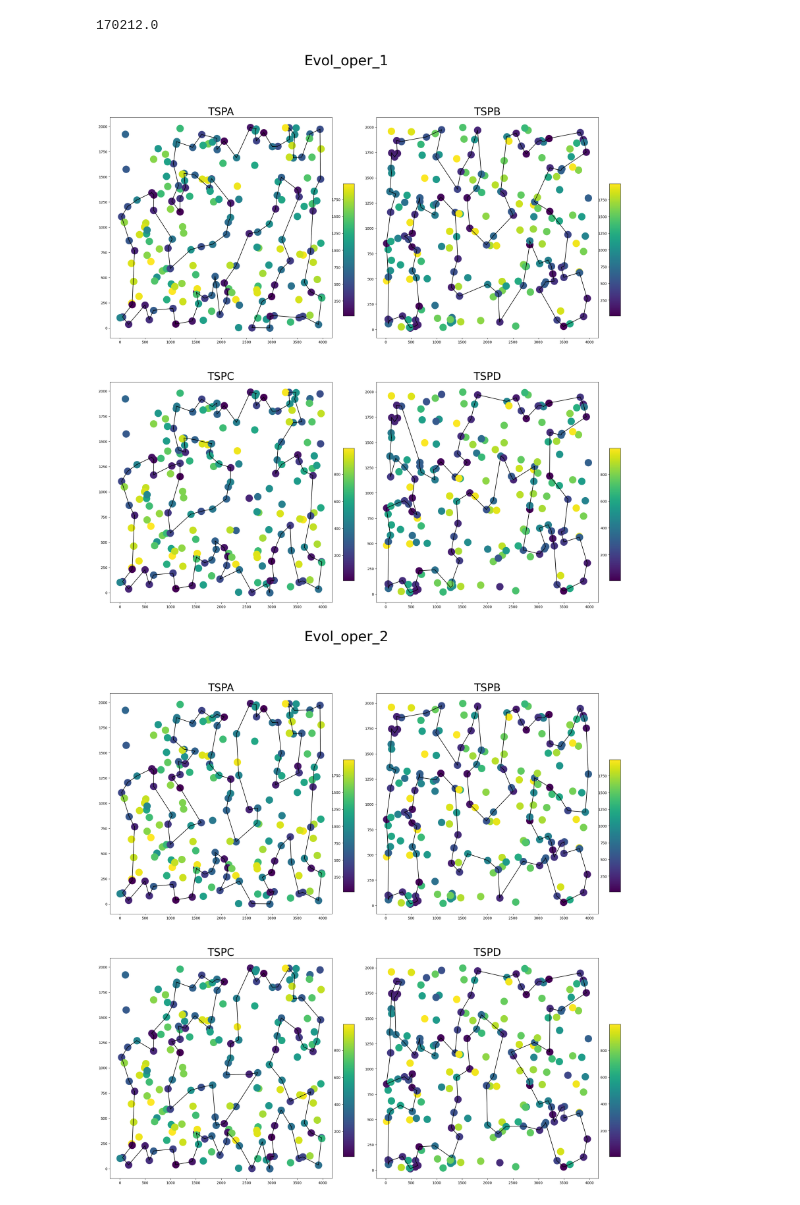
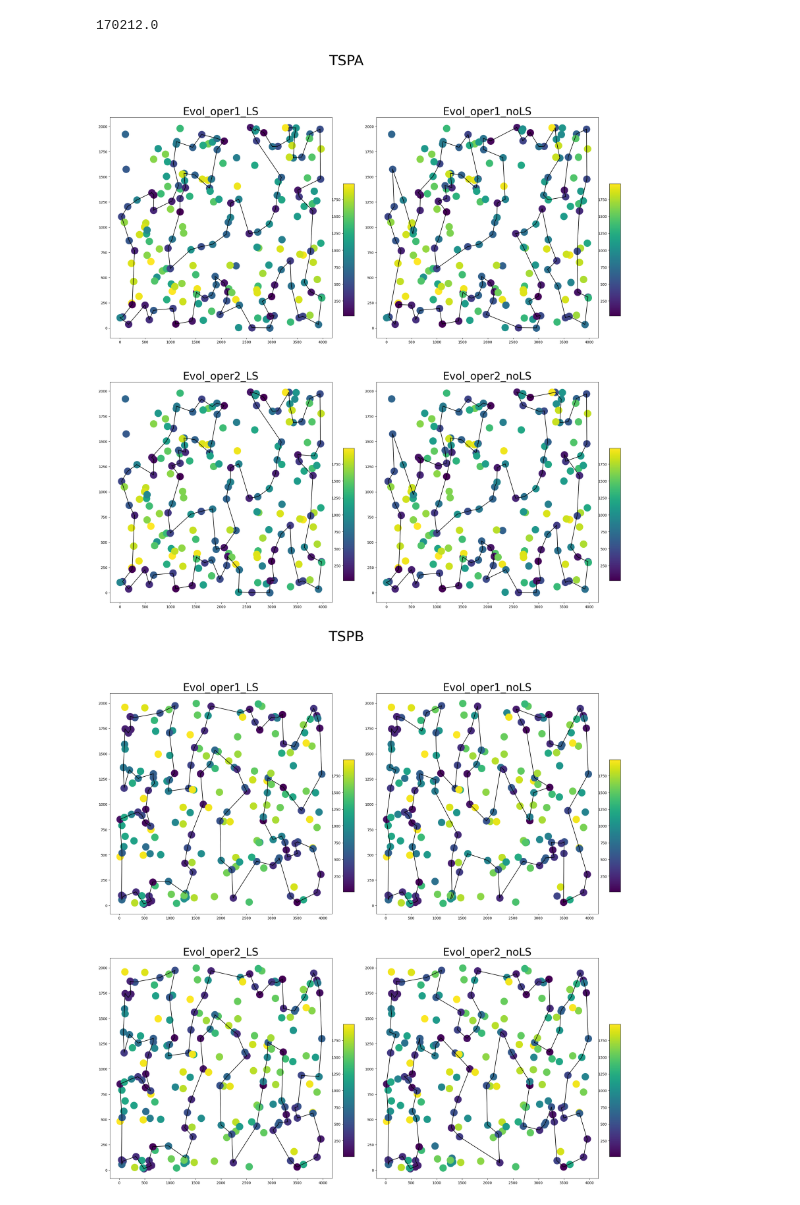
Before and after one commit to aksenyuk/evolutionary-computation, a Jupyter notebook: hybrid-evol-algo/hybrid_evol_algo.ipynb, the cells around one changed output. Cells and saved outputs as stored; diff of their text form; code cells hidden in the pictures.

Commit message:
plots, csvs, pseudocode

```diff
--- a/hybrid-evol-algo/hybrid_evol_algo.ipynb
+++ b/hybrid-evol-algo/hybrid_evol_algo.ipynb
@@ -273,36 +285,76 @@ best_solutions = {
 # %%
-for algo in best_solutions:
+instances = ('../data/TSPA.csv', '../data/TSPB.csv', '../data/TSPC.csv', '../data/TSPD.csv')
+
+for instance in instances:
     fig, ax = plt.subplots(2, 2, figsize=(25, 25))
     ax = ax.flatten()
     idx = 0
-    fig.suptitle(algo, fontsize=40)
-    for instance in best_solutions[algo]:
+    fig.suptitle(instance.replace('../data/', '').replace('.csv', ''), fontsize=40)
+
+    df = pd.read_csv(instance, names=['x', 'y', 'cost'], sep=';')
+    weights = df['cost']
+    cmap = plt.cm.viridis
+    norm = mcolors.Normalize(vmin=min(weights), vmax=max(weights))
+
+    for algo in best_solutions:
         solution = best_solutions[algo][instance]
-        df = pd.read_csv(instance, names=['x', 'y', 'cost'], sep=';')
-        weights = df['cost']
-        cmap = plt.cm.viridis
-        norm = mcolors.Normalize(vmin=min(weights), vmax=max(weights))
-        ax[idx].set_title(instance.replace('../data/', '').replace('.csv', ''), fontsize=30)
         for i in range(len(df)):
             x, y, cost = df.iloc[i]['x'], df.iloc[i]['y'], df.iloc[i]['cost']
             ax[idx].plot(x, y, "o", markersize=20, color=cmap(norm(cost)))
         for i in range(len(solution)-1):
             x, y, cost = df.iloc[solution[i]]['x'], df.iloc[solution[i]]['y'], df.iloc[solution[i]]['cost']
             x_next, y_next = df.iloc[solution[i+1]]['x'], df.iloc[solution[i+1]]['y']
             ax[idx].plot((x, x_next), (y, y_next), "-", color='black')
         x, y = df.iloc[solution[0]]['x'], df.iloc[solution[0]]['y']
         ax[idx].plot((x, x_next), (y, y_next), "-", color='black')
 
         axins = ax[idx].inset_axes([1.05, 0.1, 0.05, 0.6], transform=ax[idx].transAxes)
         gradient = np.linspace(0, 1, 256).reshape(-1, 1)
 
         axins.imshow(gradient, aspect='auto', cmap=cmap, origin='lower', extent=[0, 1, min(weights), max(weights)])
         axins.xaxis.set_visible(False)
 
+        ax[idx].set_title(algo, fontsize=30)
+
         idx += 1
 
-    plt.savefig(f'./plots/{algo}.png')
+    plt.savefig(f'''./plots/{instance.replace('../data/', '').replace('.csv', '')}.png''')
     plt.show()
+
+
+
+# for algo in best_solutions:
+#     fig, ax = plt.subplots(2, 2, figsize=(25, 25))
+#     ax = ax.flatten()
+#     idx = 0
+#     fig.suptitle(algo, fontsize=40)
+#     for instance in best_solutions[algo]:
+#         solution = best_solutions[algo][instance]
+#         df = pd.read_csv(instance, names=['x', 'y', 'cost'], sep=';')
+#         weights = df['cost']
+#         cmap = plt.cm.viridis
+#         norm = mcolors.Normalize(vmin=min(weights), vmax=max(weights))
+#         ax[idx].set_title(instance.replace('../data/', '').replace('.csv', ''), fontsize=30)
+#         for i in range(len(df)):
+#             x, y, cost = df.iloc[i]['x'], df.iloc[i]['y'], df.iloc[i]['cost']
+#             ax[idx].plot(x, y, "o", markersize=20, color=cmap(norm(cost)))
+#         for i in range(len(solution)-1):
+#             x, y, cost = df.iloc[solution[i]]['x'], df.iloc[solution[i]]['y'], df.iloc[solution[i]]['cost']
+#             x_next, y_next = df.iloc[solution[i+1]]['x'], df.iloc[solution[i+1]]['y']
+#             ax[idx].plot((x, x_next), (y, y_next), "-", color='black')
+#         x, y = df.iloc[solution[0]]['x'], df.iloc[solution[0]]['y']
+#         ax[idx].plot((x, x_next), (y, y_next), "-", color='black')
+
+#         axins = ax[idx].inset_axes([1.05, 0.1, 0.05, 0.6], transform=ax[idx].transAxes)
+#         gradient = np.linspace(0, 1, 256).reshape(-1, 1)
+
+#         axins.imshow(gradient, aspect='auto', cmap=cmap, origin='lower', extent=[0, 1, min(weights), max(weights)])
+#         axins.xaxis.set_visible(False)
+
+#         idx += 1
+
+#     # plt.savefig(f'./plots/{algo}.png')
+#     plt.show()
 # %% [output]
-[figure, old version]
+[figure, new version]
-[figure, old version]
+[figure, new version]
```
Also changed, not shown: parts of 3 cells of this notebook, 10 other files.
